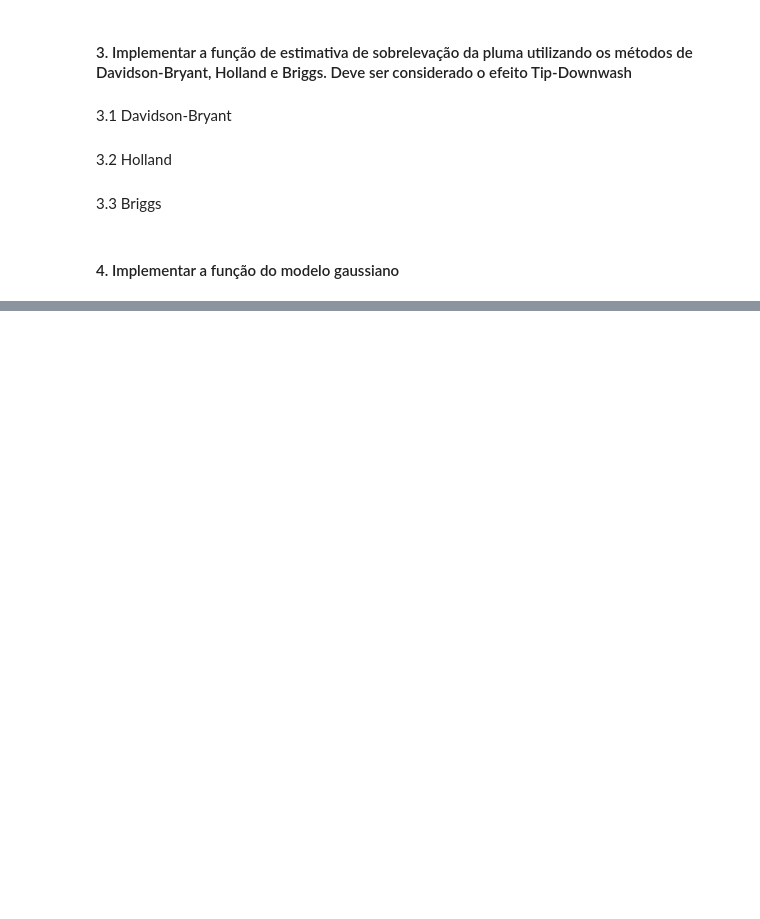
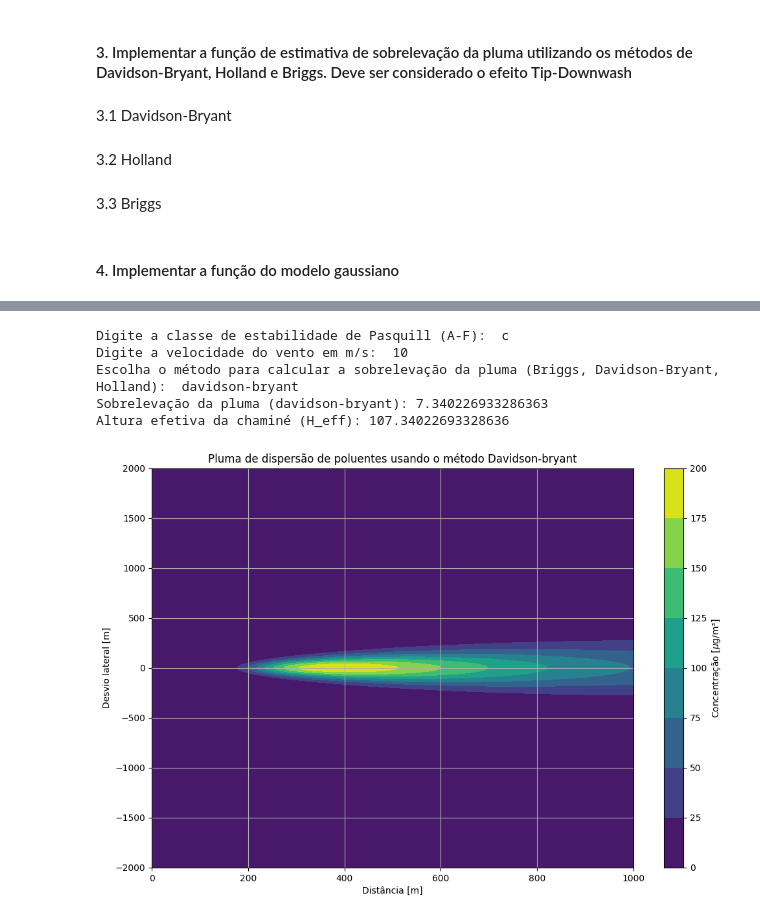
Before and after one commit to BarbaraGirardi07/ENS5173_Barbara, a Jupyter notebook: Atividade3_AnaPietroski_BarbaraGirardi.ipynb, the cells around one changed output, grey strips where cells are left out. Cells and saved outputs as stored; diff of their text form; code cells hidden in the pictures; blank space fills up the shorter version.

```diff
--- a/Atividade3_AnaPietroski_BarbaraGirardi.ipynb
+++ b/Atividade3_AnaPietroski_BarbaraGirardi.ipynb
@@ -332,0 +239,43 @@ plt.show()
+# %%
+# Entrada do usuário para a classe de estabilidade, velocidade do vento e método de cálculo da sobrelevação da pluma
+classe = input("Digite a classe de estabilidade de Pasquill (A-F): ").strip().upper()
+velocidade_vento = float(input("Digite a velocidade do vento em m/s: ").strip())
+metodo = input("Escolha o método para calcular a sobrelevação da pluma (Briggs, Davidson-Bryant, Holland): ").strip().lower()
+
+def modeloGaussiano(qs, sigmaY, sigmaZ, u, y, z, H):
+    termo1 = qs / (2 * np.pi * sigmaY * sigmaZ * u)
+    termo2 = np.exp((-y**2) / (2 * sigmaY**2))
+    termo3 = np.exp((-(z - H)**2) / (2 * sigmaZ**2)) + np.exp((-(z + H)**2) / (2 * sigmaZ**2))
+    conc = termo1 * termo2 * termo3
+    return conc * 10**6  # Convertendo para µg/m³
+
+H_eff = H + deltaH
+print(f"Sobrelevação da pluma ({metodo}):", deltaH)
+print("Altura efetiva da chaminé (H_eff):", H_eff)
+
+# Estimativa dos coeficientes de dispersão sigmaY e sigmaZ
+x = np.linspace(0, 1000, 500)  # Distâncias de 0 a 1000 m
+urbOrRural = 'urbano'
+sigmaY, sigmaZ = sigmaYZ(x, classe, urbOrRural)
+
+# Definição do grid para o gráfico
+X, Y = np.meshgrid(x, np.linspace(-2000, 2000, 500))  # Ajuste do desvio lateral
+sigmaY, sigmaZ = sigmaYZ(X, classe, urbOrRural)
+conc2D = modeloGaussiano(qs, sigmaY, sigmaZ, velocidade_vento, Y, 1.5, H_eff)
+
+# Criação do gráfico
+fig, ax = plt.subplots(figsize=(12, 8))
+contour = ax.contourf(X, Y, conc2D, cmap='viridis')
+plt.colorbar(contour, label='Concentração [$\mu$g/m³]')
+plt.xlabel('Distância [m]')
+plt.ylabel('Desvio lateral [m]')
+plt.title(f'Pluma de dispersão de poluentes usando o método {metodo.capitalize()}')
+plt.grid(True)
+plt.show()
+# %% [output]
+Digite a classe de estabilidade de Pasquill (A-F):  c
+Digite a velocidade do vento em m/s:  10
+Escolha o método para calcular a sobrelevação da pluma (Briggs, Davidson-Bryant, Holland):  davidson-bryant
+Sobrelevação da pluma (davidson-bryant): 7.340226933286363
+Altura efetiva da chaminé (H_eff): 107.34022693328636
+[figure, added]
```
Also changed, not shown: parts of 8 cells of this notebook.
